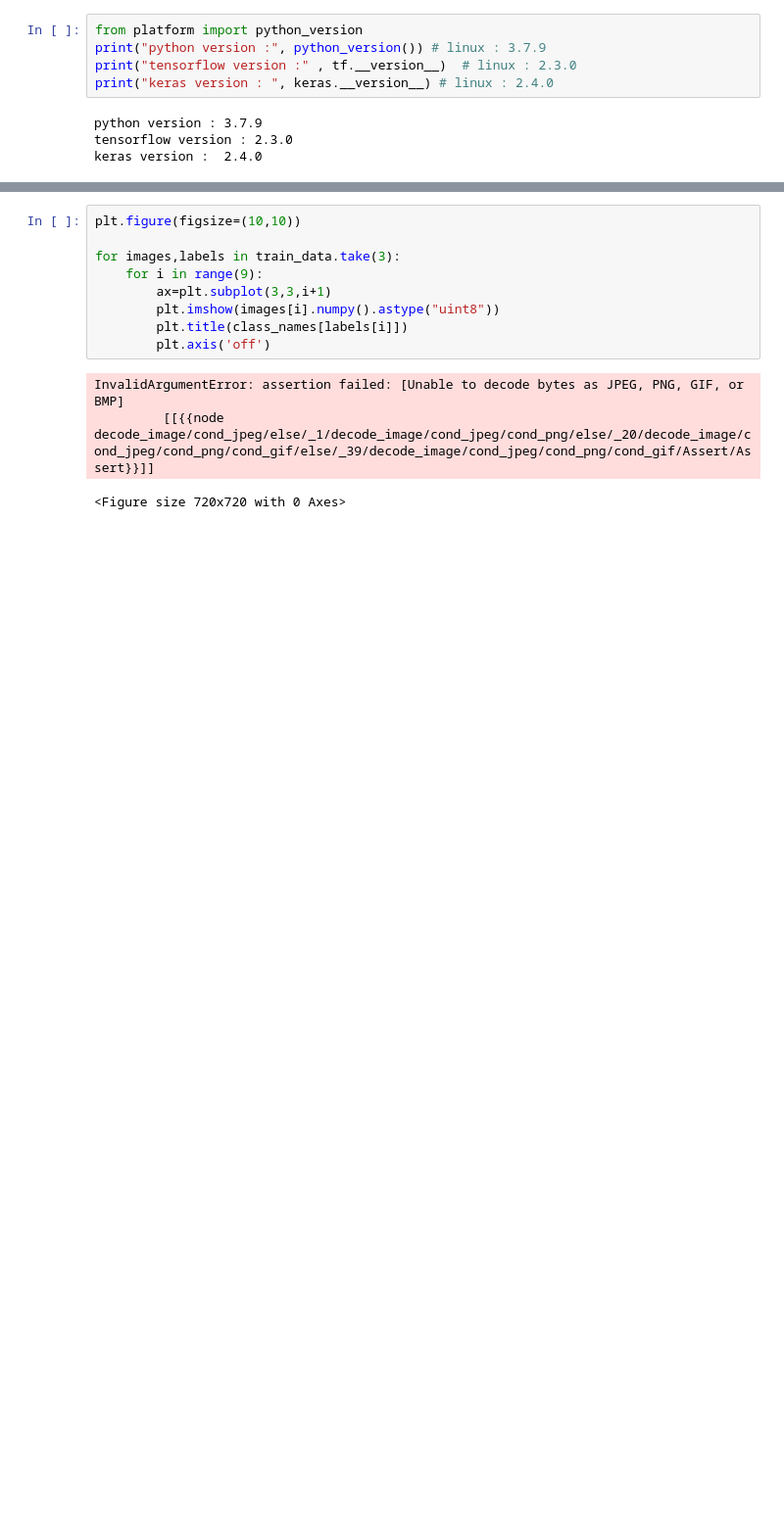
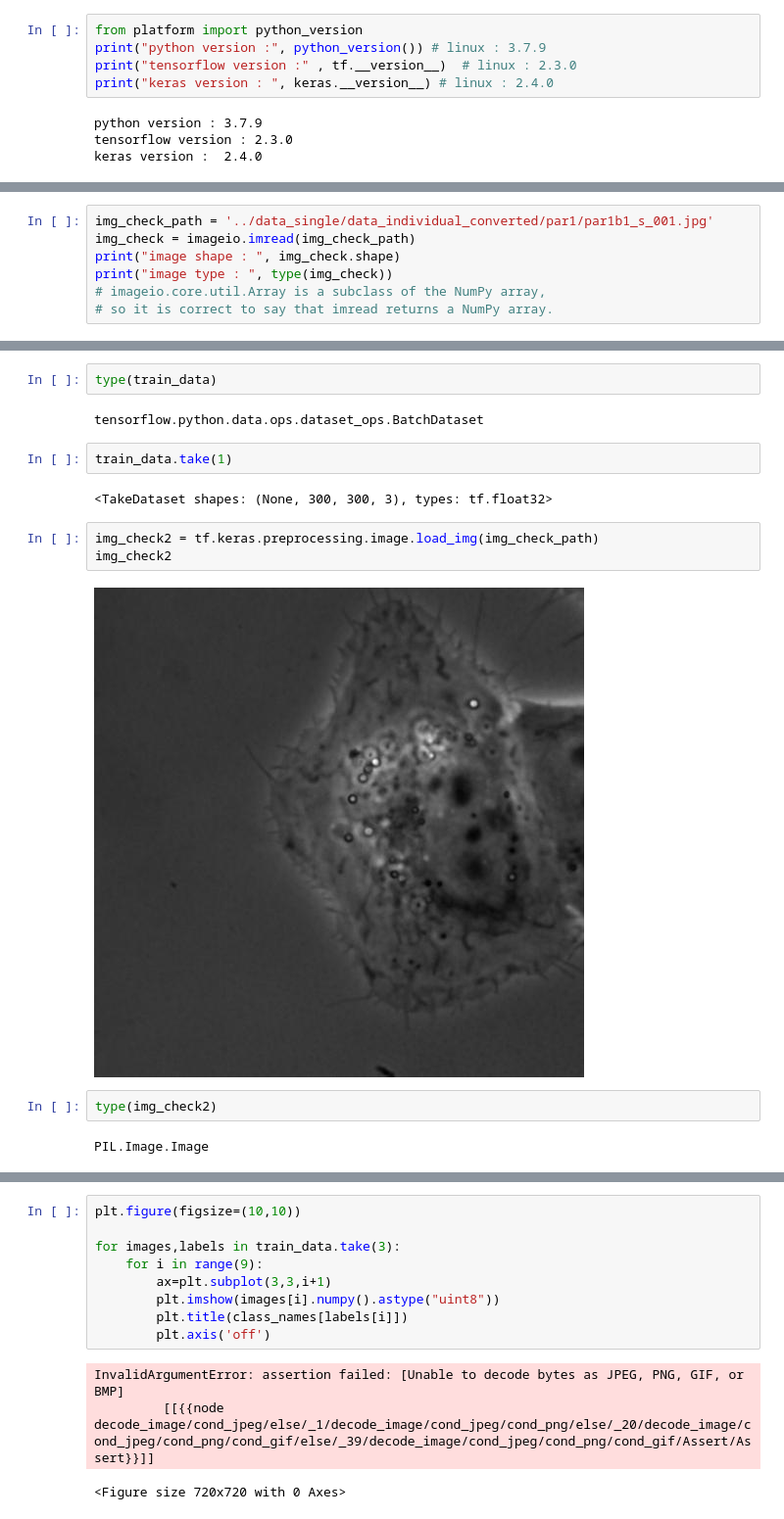
Before and after one commit to caocao0525/Cell001, a Jupyter notebook: individual_cell_test.ipynb, the cells around one changed output, grey strips where cells are left out. Shown at 98% size. Saved outputs shown, nothing was run; the diff lists cells and outputs as text; blank space fills up the shorter version.

```diff
--- a/individual_cell_test.ipynb
+++ b/individual_cell_test.ipynb
@@ -29,0 +60,7 @@ keras version :  2.4.0
+# %%
+img_check_path = '../data_single/data_individual_converted/par1/par1b1_s_001.jpg'
+img_check = imageio.imread(img_check_path)
+print("image shape : ", img_check.shape)
+print("image type : ", type(img_check))
+# imageio.core.util.Array is a subclass of the NumPy array,
+# so it is correct to say that imread returns a NumPy array.
@@ -62,0 +103,17 @@ print(class_names)
+# %%
+type(train_data)
+# %% [output]
+tensorflow.python.data.ops.dataset_ops.BatchDataset
+# %%
+train_data.take(1)
+# %% [output]
+<TakeDataset shapes: (None, 300, 300, 3), types: tf.float32>
+# %%
+img_check2 = tf.keras.preprocessing.image.load_img(img_check_path)
+img_check2
+# %% [output]
+[figure, added]
+# %%
+type(img_check2)
+# %% [output]
+PIL.Image.Image
```
Also changed, not shown: parts of 13 cells of this notebook, 1 other file.
